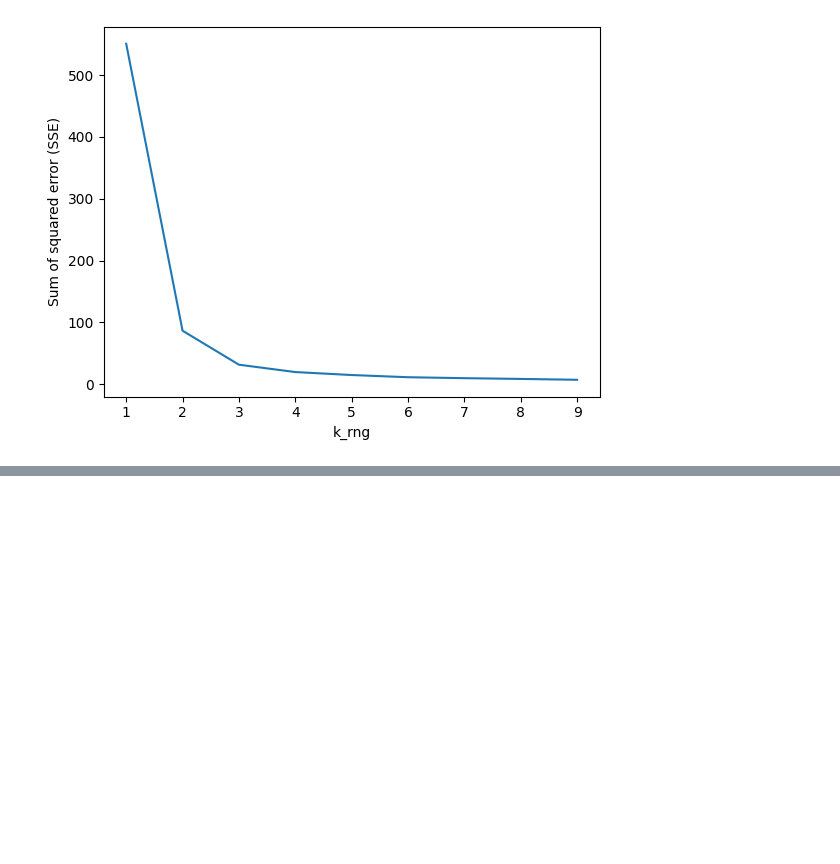
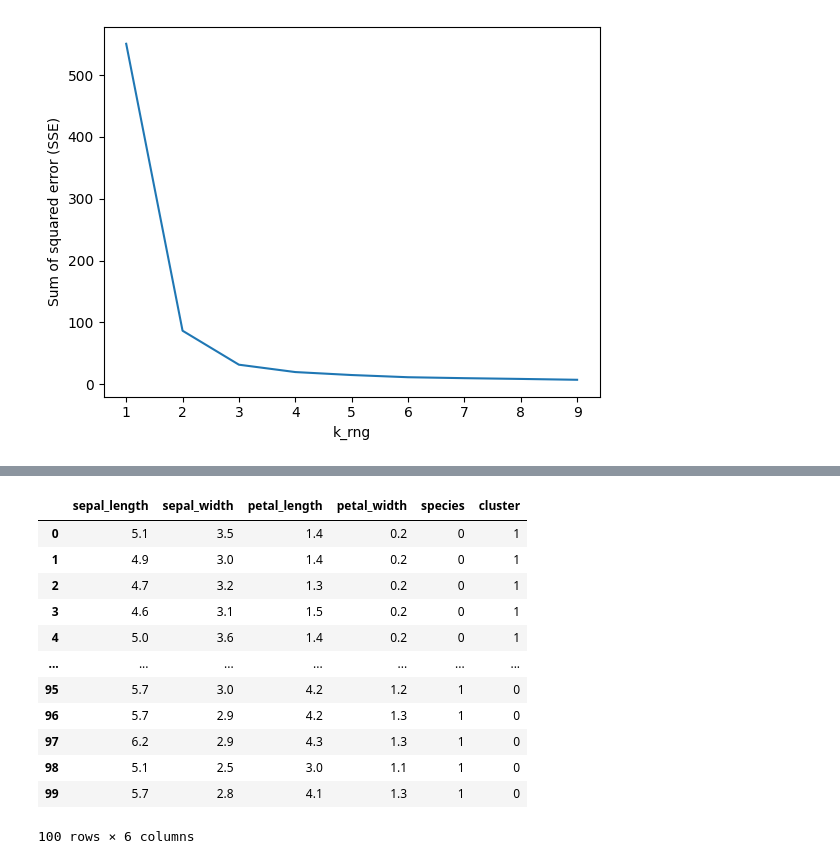
Before and after one commit to Sumit-Agnihotri/IRIS_FLOWER_CLASSIFICATION, a Jupyter notebook: Iris Flower Classification.ipynb, the cells around one changed output, grey strips where cells are left out. Cells and saved outputs as stored; diff of their text form; code cells hidden in the pictures; blank space fills up the shorter version.

```diff
--- a/Iris Flower Classification.ipynb
+++ b/Iris Flower Classification.ipynb
@@ -140,3 +141,7 @@ plt.plot(k_rng, sse)
 # %% [output]
 [<matplotlib.lines.Line2D at 0x...>]
 [figure]
+# %%
+km = KMeans(n_clusters=3, random_state=0)
+y_pred = km.fit_predict(dataset[["petal_length", "petal_width"]])
+y_pred
@@ -142,0 +156,17 @@ plt.plot(k_rng, sse)
+# %%
+dataset["cluster"] = y_pred
+dataset.head(100)
+# %% [output]
+|  | sepal_length | sepal_width | petal_length | petal_width | species | cluster |
+| 0 | 5.1 | 3.5 | 1.4 | 0.2 | 0 | 1 |
+| 1 | 4.9 | 3.0 | 1.4 | 0.2 | 0 | 1 |
+| 2 | 4.7 | 3.2 | 1.3 | 0.2 | 0 | 1 |
+| 3 | 4.6 | 3.1 | 1.5 | 0.2 | 0 | 1 |
+| 4 | 5.0 | 3.6 | 1.4 | 0.2 | 0 | 1 |
+| ... | ... | ... | ... | ... | ... | ... |
+| 95 | 5.7 | 3.0 | 4.2 | 1.2 | 1 | 0 |
+| 96 | 5.7 | 2.9 | 4.2 | 1.3 | 1 | 0 |
+| 97 | 6.2 | 2.9 | 4.3 | 1.3 | 1 | 0 |
+| 98 | 5.1 | 2.5 | 3.0 | 1.1 | 1 | 0 |
+| 99 | 5.7 | 2.8 | 4.1 | 1.3 | 1 | 0 |
+100 rows × 6 columns
```
Also changed, not shown: parts of 2 cells of this notebook.
